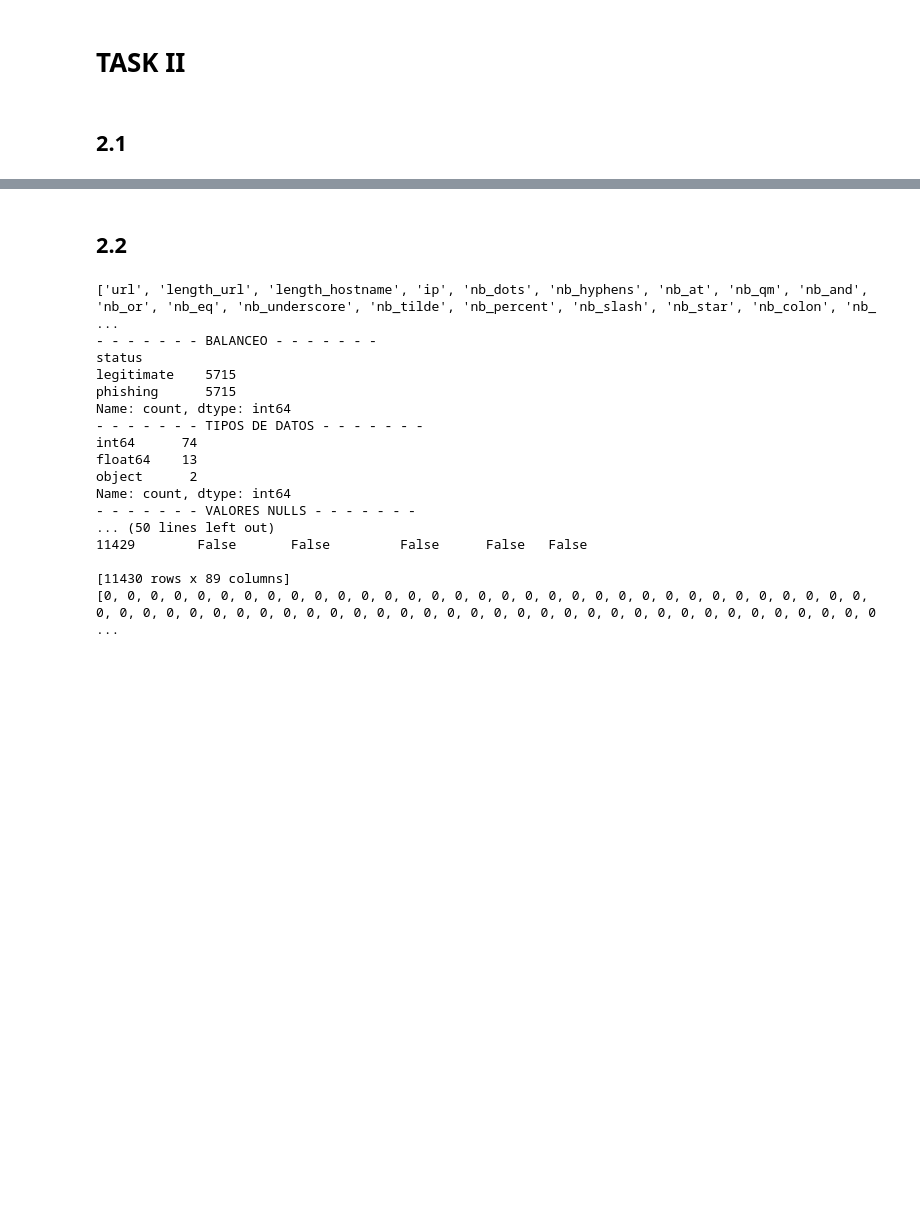
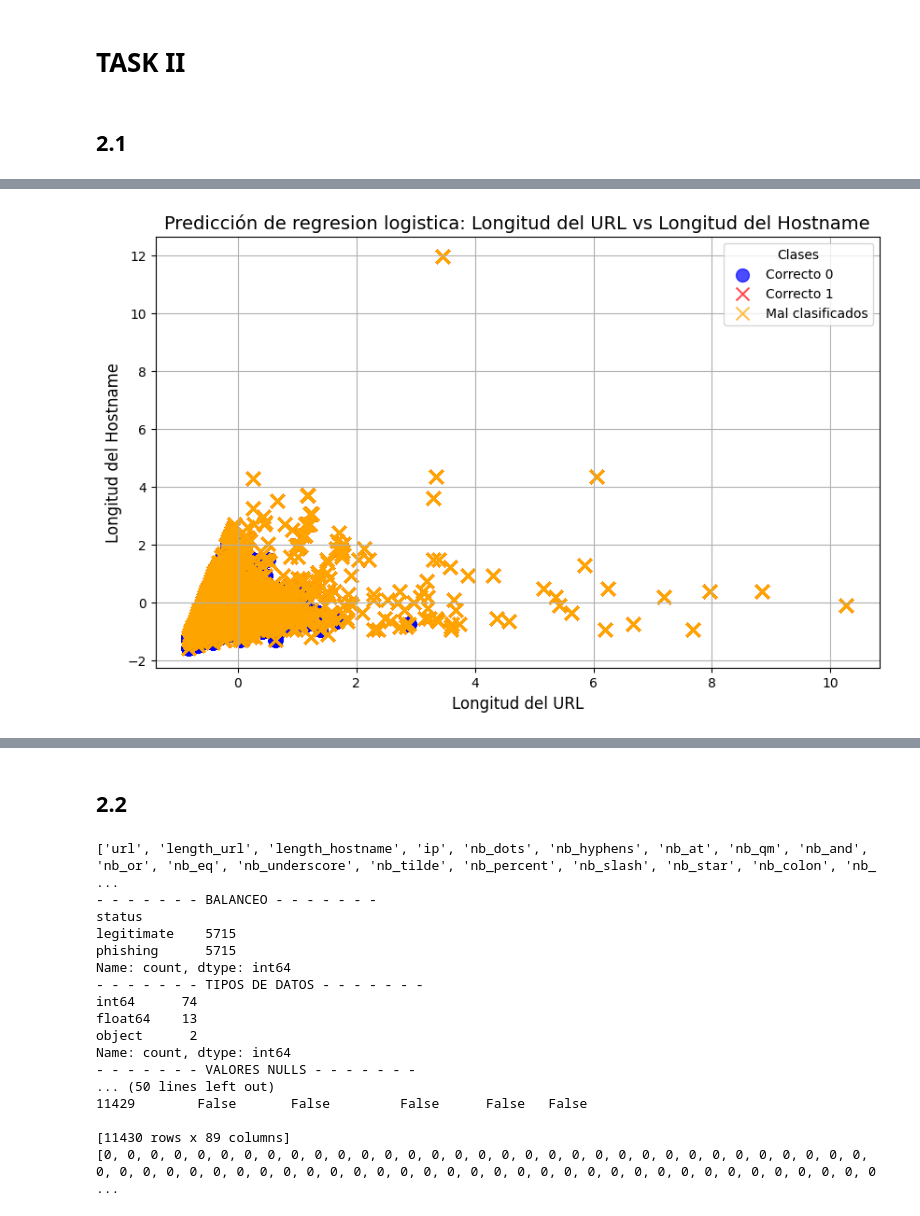
Before and after one commit to Gerax5/LAB1-IA, a Jupyter notebook: Tasks.ipynb, the cells around one changed output, grey strips where cells are left out. Drawn from its saved outputs; the diff is of its cells as text; code cells hidden in the pictures; blank space fills up the shorter version.

```diff
--- a/Tasks.ipynb
+++ b/Tasks.ipynb
@@ -16,0 +179,19 @@ como X₂ ≈ 2X₁, el modelo de regresión tendría problemas para identificar
+# %%
+#---Crear conjuntos de entrenamiento y prueba
+X = dfProcessed.drop('status', axis=1)
+y = dfProcessed['status']
+X_train, X_test, y_train, y_test = train_test_split(X, y, test_size=0.2, random_state=42)
+
+# Entrenamiento del modelo
+model = LogisticRegression(learning_rate=0.01, epochs=1000)
+model.fit(X_train, y_train)
+
+# Predecir sobre los datos de prueba
+predicciones = model.predict(X_test)
+print('predicciones:')
+print(predicciones)
+
+
+# Asegurarse de que y_test sea un vector 1D y tenga valores 0 y 1
+y_test = y_test.to_numpy().flatten()
+y_test = np.where(y_test == -1, 0, y_test)  # Convertir -1 a 0
@@ -16,0 +236,43 @@ como X₂ ≈ 2X₁, el modelo de regresión tendría problemas para identificar
+# %%
+
+#---graficar los grupos encontrados
+
+test_y = np.array(y_test)
+test_x = X_test
+
+y_pred= np.array(predicciones)
+
+plt.figure(figsize=(10, 6))
+
+# Graficar puntos correctamente clasificados
+for label, marker, color in zip([0, 1], ['o', 'x'], ['blue', 'red']):
+    plt.scatter(
+        test_x.loc[(test_y == label) & (y_pred == label), 'length_url'],
+        test_x.loc[(test_y == label) & (y_pred == label), 'length_hostname'],
+        label=f'Correcto {label}',
+        marker=marker,
+        color=color,
+        s=100,
+        alpha=0.7
+    )
+
+# Graficar puntos mal clasificados
+plt.scatter(
+    test_x.loc[test_y != y_pred, 'length_url'],
+    test_x.loc[test_y != y_pred, 'length_hostname'],
+    label='Mal clasificados',
+    marker='x',
+    color='orange',
+    s=100,
+    alpha=0.7
+)
+
+
+plt.title("Predicción de regresion logistica: Longitud del URL vs Longitud del Hostname", fontsize=14)
+plt.xlabel("Longitud del URL", fontsize=12)
+plt.ylabel("Longitud del Hostname", fontsize=12)
+plt.legend(title="Clases", fontsize=10)
+plt.grid(True)
+plt.show()
+# %% [output]
+[figure, added]
```
Also changed, not shown: parts of 13 cells of this notebook.
